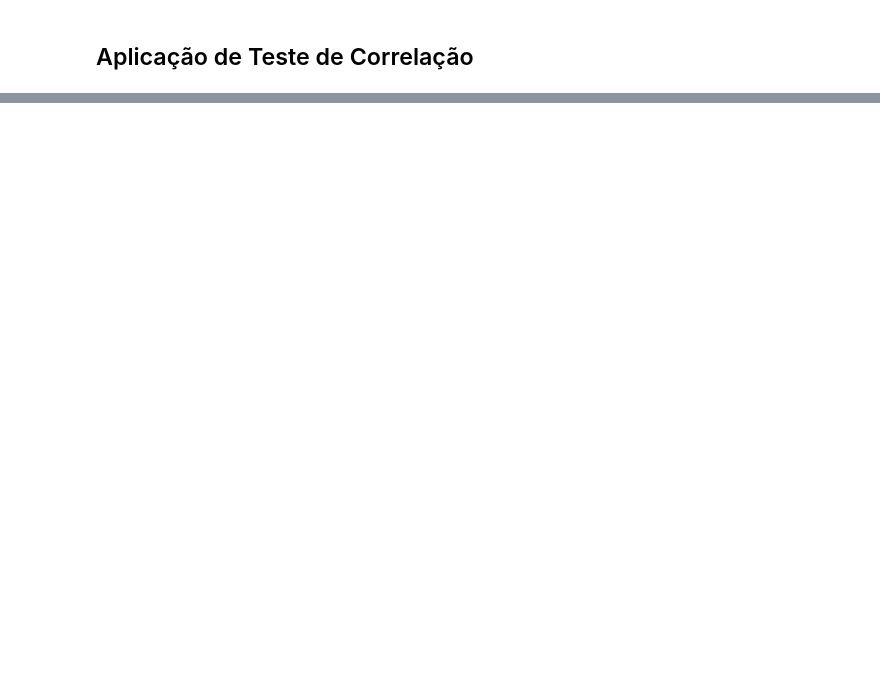
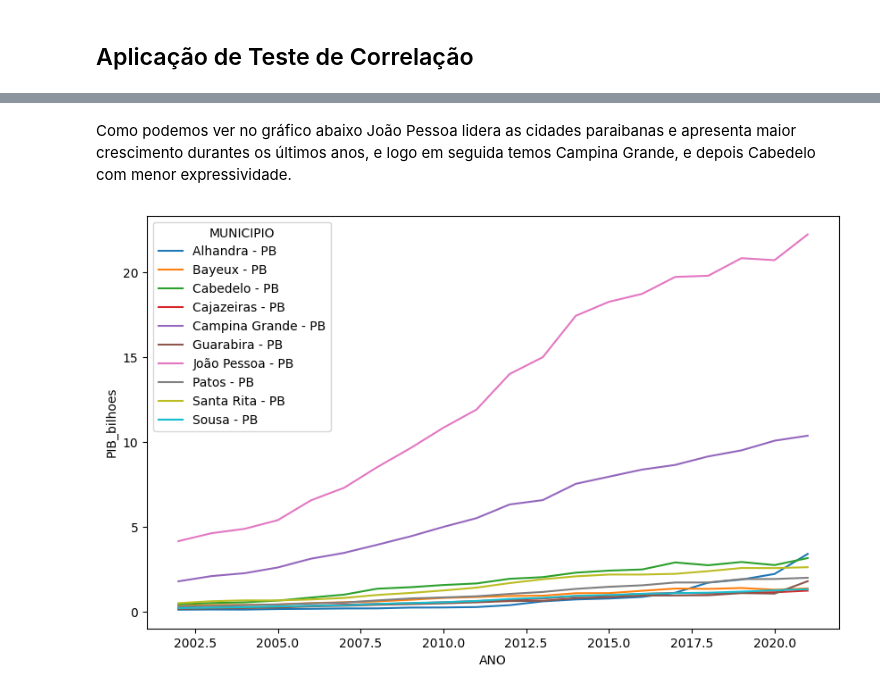
Before and after one commit to SrtHyde/AnalisePython, a Jupyter notebook: Analise_exploratoria.ipynb, the cells around one changed output, grey strips where cells are left out. Saved outputs shown, nothing was run; the diff lists cells and outputs as text; code cells hidden in the pictures; blank space fills up the shorter version.

```diff
--- a/Analise_exploratoria.ipynb
+++ b/Analise_exploratoria.ipynb
@@ -407,0 +222,17 @@ correlacao.to_csv(r"C:\Users\bianc\Desktop\AgentesDeDados\SantaLuzia\AnalisePyth
+# %%
+pib_df = df.copy()
+pib_df['taxa_variacao'] = pib_df.groupby('MUNICIPIO')['PIB'].pct_change() * 100
+pib_df = pib_df.fillna(0
+                        ).groupby(['MUNICIPIO', 'nome_meso']
+                        ).agg(  pib_medio_bilhoes = ('PIB_bilhoes', 'mean'),
+                                pib_max_bilhoes =('PIB_bilhoes', 'max'),
+                                pib_min_bilhoes =('PIB_bilhoes', 'min'),
+                                taxa_variacao = ('taxa_variacao', 'mean'),
+                                variancia = ('PIB', 'var')
+
+                        ).reset_index(
+                        ).sort_values(by='pib_medio_bilhoes', ascending=False
+                        )
+
+pib_df = pib_df.head(10)
+pib_df
@@ -407,0 +251,9 @@ correlacao.to_csv(r"C:\Users\bianc\Desktop\AgentesDeDados\SantaLuzia\AnalisePyth
+# %% [markdown]
+Como podemos ver no gráfico abaixo João Pessoa lidera as cidades paraibanas e apresenta maior crescimento durantes os últimos anos, e logo em seguida temos Campina Grande, e depois Cabedelo com menor expressividade.
+# %%
+variaveis = pib_df['MUNICIPIO']
+df_filter = df.copy().query('MUNICIPIO in @variaveis')
+ax = sns.lineplot(data=df_filter, x='ANO', y='PIB_bilhoes', hue='MUNICIPIO',palette='tab10')
+ax.figure.set_size_inches(10, 6)
+# %% [output]
+[figure, added]
```
Also changed, not shown: parts of 41 cells of this notebook.
